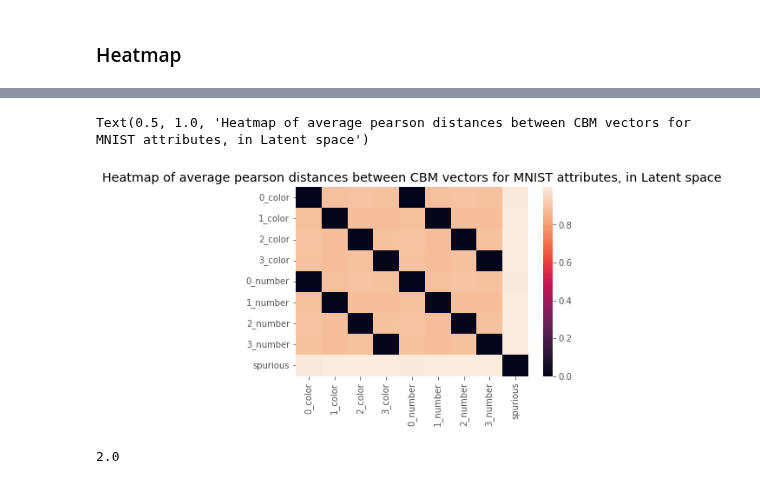
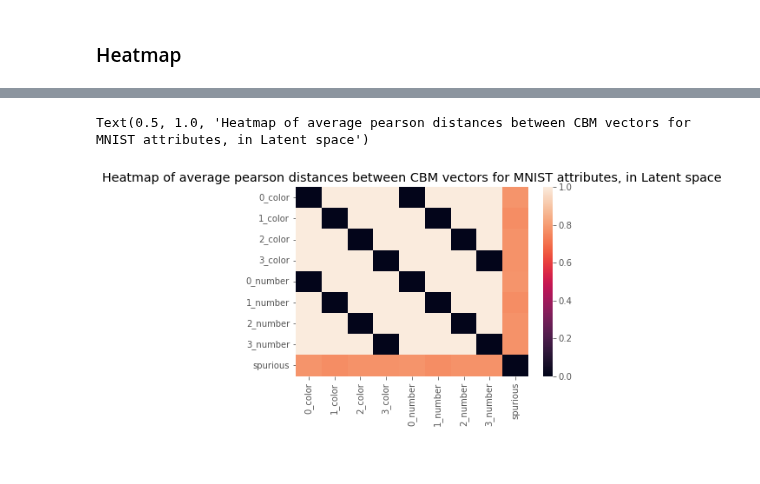
Before and after one commit to naveenr414/Concept-Learning, a Jupyter notebook: scripts/Concept Exploration MNIST.ipynb, the cells around one changed output, grey strips where cells are left out. Drawn from its saved outputs; the diff is of its cells as text; code cells hidden in the pictures.

```diff
--- a/scripts/Concept Exploration MNIST.ipynb
+++ b/scripts/Concept Exploration MNIST.ipynb
@@ -112,13 +125,9 @@ Text(0.5, 1.0, 'Heatmap of average pearson distances between TCAV vectors for MN
 # %%
-distance_by_class_raw = find_average_distances(concept_vectors_cbm,encode_list(label_by_concept_cbm),metric=pearson_metric)
+distance_by_class_raw = find_average_distances(concept_vectors_cbm,encode_list(label_by_concept_cbm),metric=cosine_metric)
 sns.heatmap(distance_by_class_raw,xticklabels=find_unique_in_order(label_by_concept_cbm),
             yticklabels=find_unique_in_order(label_by_concept_cbm))
 plt.title("Heatmap of average pearson distances between CBM vectors for MNIST attributes, in Latent space")
 # %% [output]
 Text(0.5, 1.0, 'Heatmap of average pearson distances between CBM vectors for MNIST attributes, in Latent space')
-[figure, old version]
+[figure, new version]
-# %%
-pearson_metric([0,0,1],[1,1,0])
-# %% [output]
-2.0
 # %%
```
Also changed, not shown: parts of 22 cells of this notebook, 5 other files.
